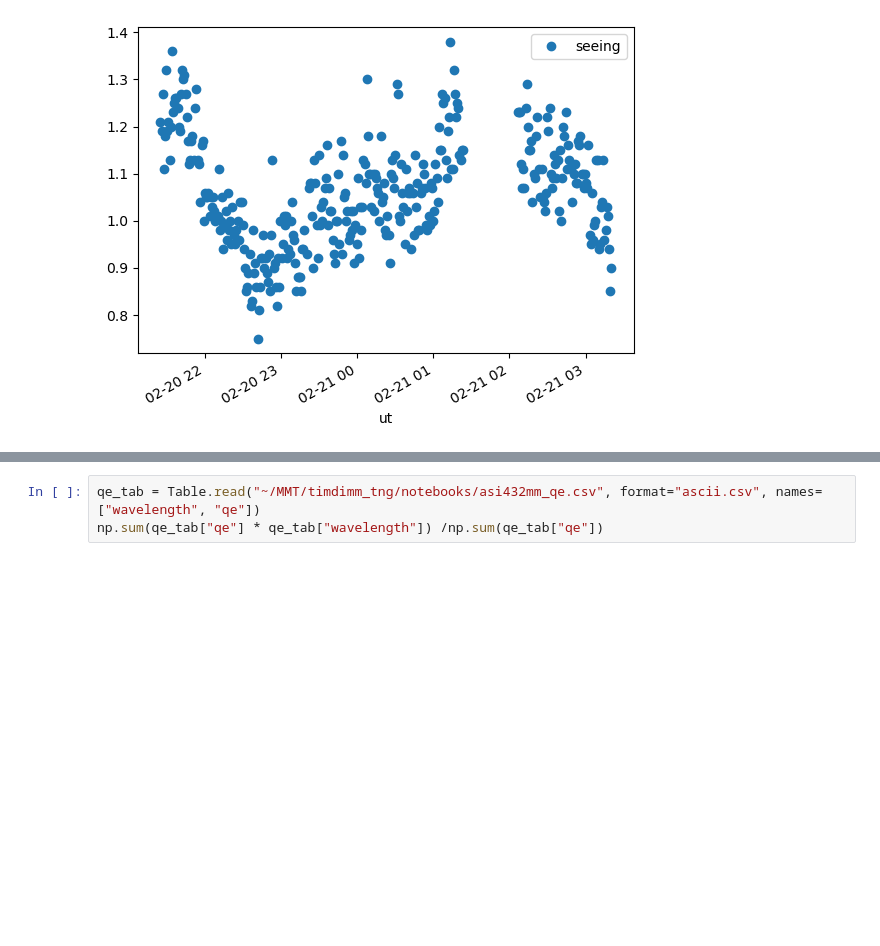
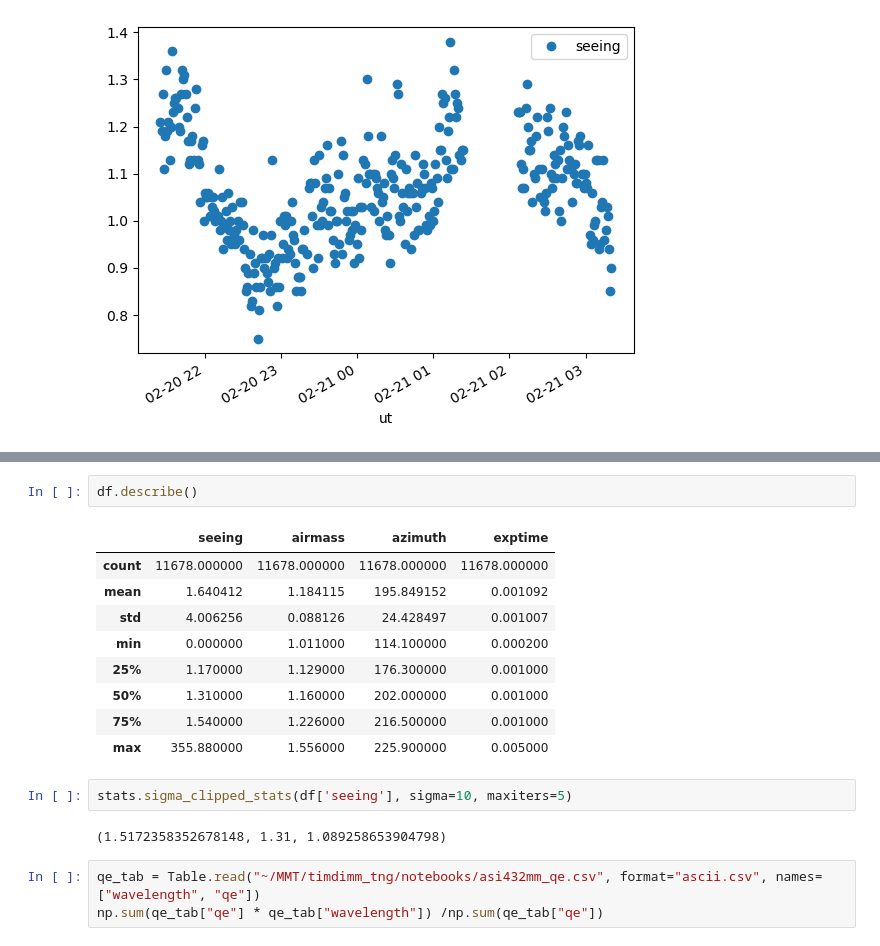
Before and after one commit to tepickering/ser_utils, a Jupyter notebook: notebooks/dimm_dev.ipynb, the cells around one changed output, grey strips where cells are left out. Cells and saved outputs as stored; diff of their text form; blank space fills up the shorter version.

```diff
--- a/notebooks/dimm_dev.ipynb
+++ b/notebooks/dimm_dev.ipynb
@@ -46,3 +59,19 @@ feb21.savefig('feb21.pdf')
+# %%
+df.describe()
+# %% [output]
+|  | seeing | airmass | azimuth | exptime |
+| count | 11678.000000 | 11678.000000 | 11678.000000 | 11678.000000 |
+| mean | 1.640412 | 1.184115 | 195.849152 | 0.001092 |
+| std | 4.006256 | 0.088126 | 24.428497 | 0.001007 |
+| min | 0.000000 | 1.011000 | 114.100000 | 0.000200 |
+| 25% | 1.170000 | 1.129000 | 176.300000 | 0.001000 |
+| 50% | 1.310000 | 1.160000 | 202.000000 | 0.001000 |
+| 75% | 1.540000 | 1.226000 | 216.500000 | 0.001000 |
+| max | 355.880000 | 1.556000 | 225.900000 | 0.005000 |
+# %%
+stats.sigma_clipped_stats(df['seeing'], sigma=10, maxiters=5)
+# %% [output]
+(1.5172358352678148, 1.31, 1.089258653904798)
 # %%
 qe_tab = Table.read("~/MMT/timdimm_tng/notebooks/asi432mm_qe.csv", format="ascii.csv", names=["wavelength", "qe"])
 np.sum(qe_tab["qe"] * qe_tab["wavelength"]) /np.sum(qe_tab["qe"])
```
Also changed, not shown: parts of 5 cells of this notebook.
